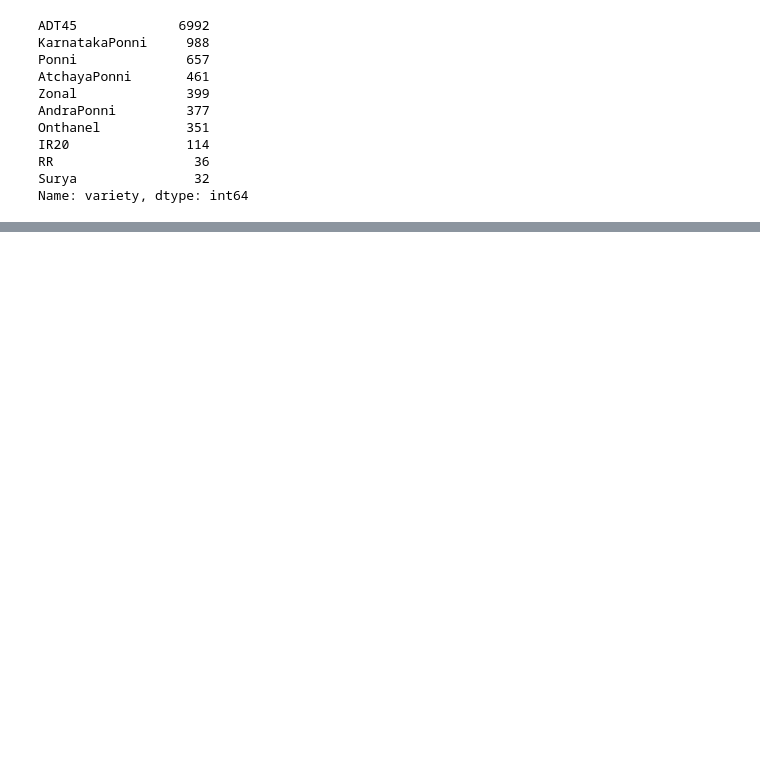
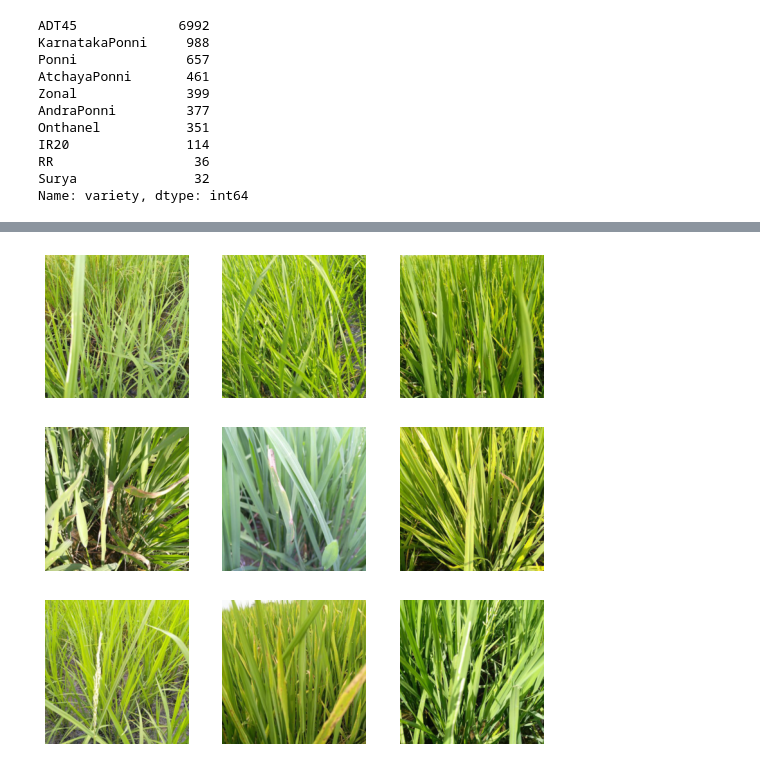
Before and after one commit to bilalcodehub/plant_disease_detection, a Jupyter notebook: paddy-doctor.ipynb, the cells around one changed output, grey strips where cells are left out. Cells and saved outputs as stored; diff of their text form; code cells hidden in the pictures; blank space fills up the shorter version.

```diff
--- a/paddy-doctor.ipynb
+++ b/paddy-doctor.ipynb
@@ -94,0 +138,6 @@ learn.export('paddle.pkl')
+# %%
+test_dl = dls.test_dl(test_files)
+# %%
+test_dl.show_batch()
+# %% [output]
+[figure, added]
```
Also changed, not shown: parts of 25 cells of this notebook, 1 other file.
